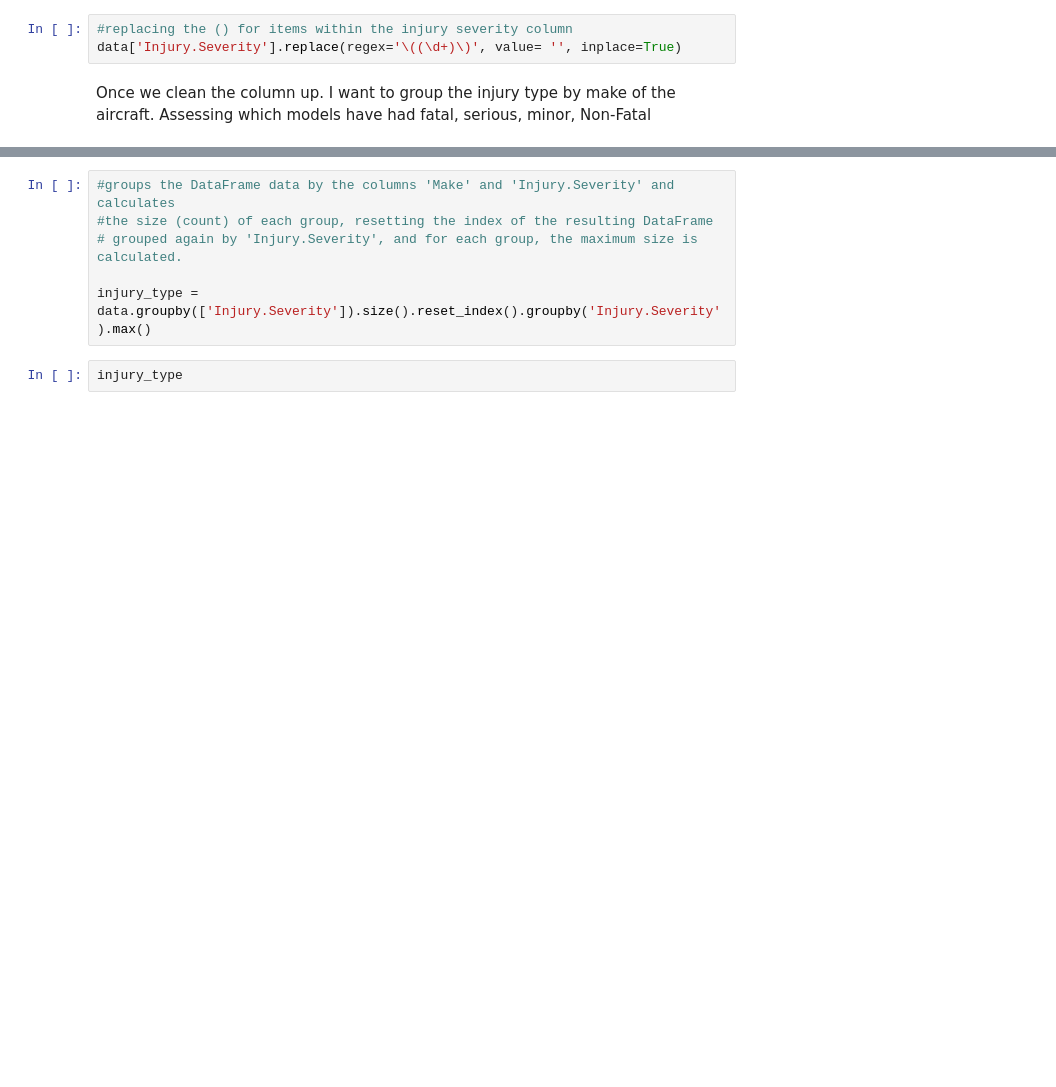
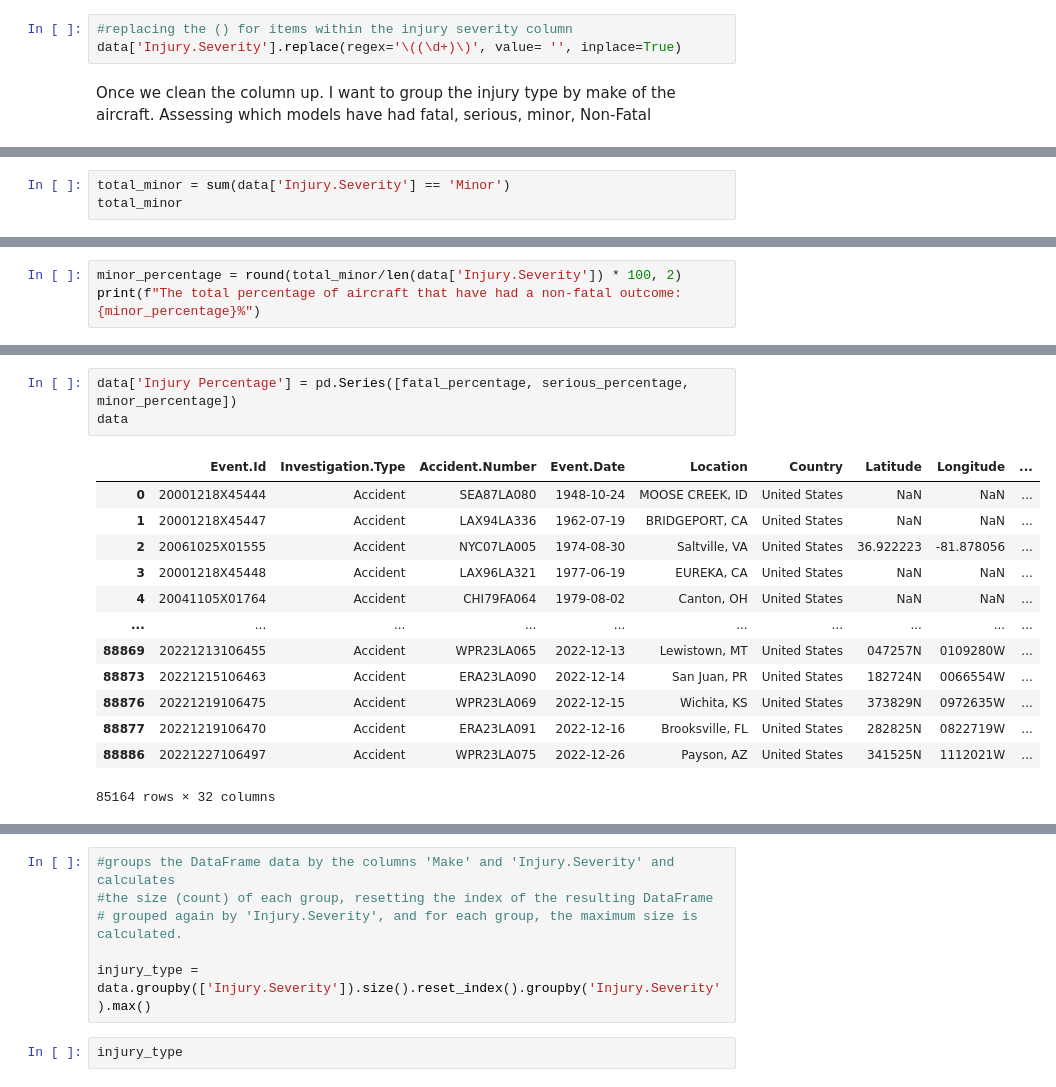
Before and after one commit to omendez930/Aircraft_purchase_analysis, a Jupyter notebook: Index.ipynb, the cells around one changed output, grey strips where cells are left out. Saved outputs shown, nothing was run; the diff lists cells and outputs as text; blank space fills up the shorter version.

```diff
--- a/Index.ipynb
+++ b/Index.ipynb
@@ -104,0 +152,3 @@ sum(data['Injury.Severity'] == 'Fatal')
+# %%
+total_minor = sum(data['Injury.Severity'] == 'Minor')
+total_minor
@@ -104,0 +157,3 @@ sum(data['Injury.Severity'] == 'Fatal')
+# %%
+minor_percentage = round(total_minor/len(data['Injury.Severity']) * 100, 2)
+print(f"The total percentage of aircraft that have had a non-fatal outcome: {minor_percentage}%")
@@ -104,0 +188,17 @@ sum(data['Injury.Severity'] == 'Fatal')
+# %%
+data['Injury Percentage'] = pd.Series([fatal_percentage, serious_percentage, minor_percentage])
+data
+# %% [output]
+|  | Event.Id | Investigation.Type | Accident.Number | Event.Date | Location | Country | Latitude | Longitude | ... |
+| 0 | 20001218X45444 | Accident | SEA87LA080 | 1948-10-24 | MOOSE CREEK, ID | United States | NaN | NaN | ... |
+| 1 | 20001218X45447 | Accident | LAX94LA336 | 1962-07-19 | BRIDGEPORT, CA | United States | NaN | NaN | ... |
+| 2 | 20061025X01555 | Accident | NYC07LA005 | 1974-08-30 | Saltville, VA | United States | 36.922223 | -81.878056 | ... |
+| 3 | 20001218X45448 | Accident | LAX96LA321 | 1977-06-19 | EUREKA, CA | United States | NaN | NaN | ... |
+| 4 | 20041105X01764 | Accident | CHI79FA064 | 1979-08-02 | Canton, OH | United States | NaN | NaN | ... |
+| ... | ... | ... | ... | ... | ... | ... | ... | ... | ... |
+| 88869 | 20221213106455 | Accident | WPR23LA065 | 2022-12-13 | Lewistown, MT | United States | 047257N | 0109280W | ... |
+| 88873 | 20221215106463 | Accident | ERA23LA090 | 2022-12-14 | San Juan, PR | United States | 182724N | 0066554W | ... |
+| 88876 | 20221219106475 | Accident | WPR23LA069 | 2022-12-15 | Wichita, KS | United States | 373829N | 0972635W | ... |
+| 88877 | 20221219106470 | Accident | ERA23LA091 | 2022-12-16 | Brooksville, FL | United States | 282825N | 0822719W | ... |
+| 88886 | 20221227106497 | Accident | WPR23LA075 | 2022-12-26 | Payson, AZ | United States | 341525N | 1112021W | ... |
+85164 rows × 32 columns
```
Also changed, not shown: parts of 42 cells of this notebook.
